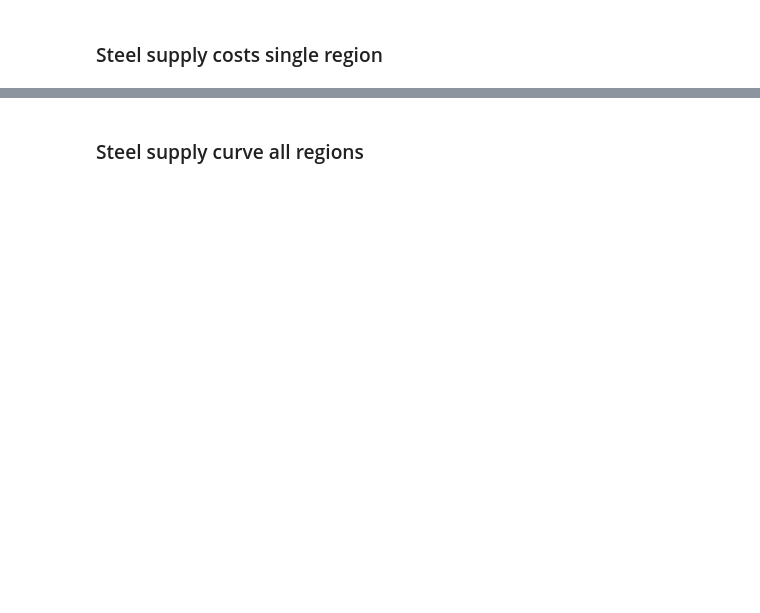
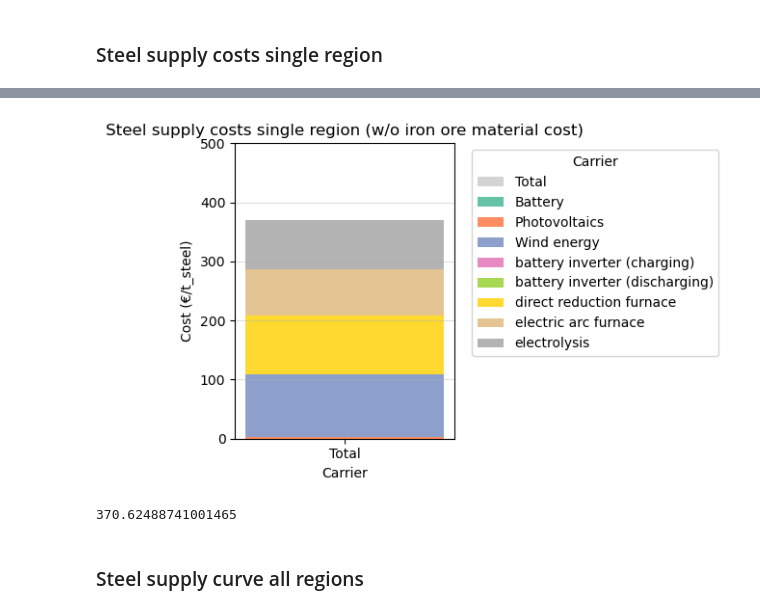
Before and after one commit to energyLS/shift, a Jupyter notebook: workflow/notebooks/analysis-coststructure.ipynb, the cells around one changed output, grey strips where cells are left out. Saved outputs shown, nothing was run; the diff lists cells and outputs as text; code cells hidden in the pictures; blank space fills up the shorter version.

```diff
--- a/workflow/notebooks/analysis-coststructure.ipynb
+++ b/workflow/notebooks/analysis-coststructure.ipynb
@@ -80,3 +106,30 @@ plt.show()
+# %%
+# Stacked bar chart of costs per carrier for single region
+costs = costs_per_carrier.copy() * (-1)
+costs = costs.groupby(level="carrier").sum()
+
+fig, ax = plt.subplots(figsize=(6, 4))
+colors = sns.color_palette('Set2', len(costs))
+ax.bar(['Total'], [costs.sum()], color='lightgrey', label='Total')
+bottom = 0
+for i, (carrier, value) in enumerate(zip(costs.index, costs.values)):
+    ax.bar(['Total'], [value], bottom=bottom, color=colors[i], label=carrier)
+    bottom += value
+ax.set_ylabel('Cost (€/t_steel)')
+ax.set_xlabel('Carrier')
+ax.set_title('Steel supply costs single region (w/o iron ore material cost)')
+ax.grid(axis='y', alpha=0.4, zorder=0)
+ax.legend(title='Carrier', bbox_to_anchor=(1.05, 1), loc='upper left')
+ax.set_ylim(0,500)
+plt.tight_layout()
+plt.show()
+# %% [output]
+[figure, added]
+# %%
+# Sanity check: objective value divided by total steel load should equal cost per ton steel
+n_ssa.objective / n_ssa.statistics.energy_balance().loc["Load","Steel","Steel"] * (-1)
+# %% [output]
+370.62488741001465
 # %% [markdown]
 ### Steel supply curve all regions
 # %%
```
Also changed, not shown: parts of 14 cells of this notebook.
